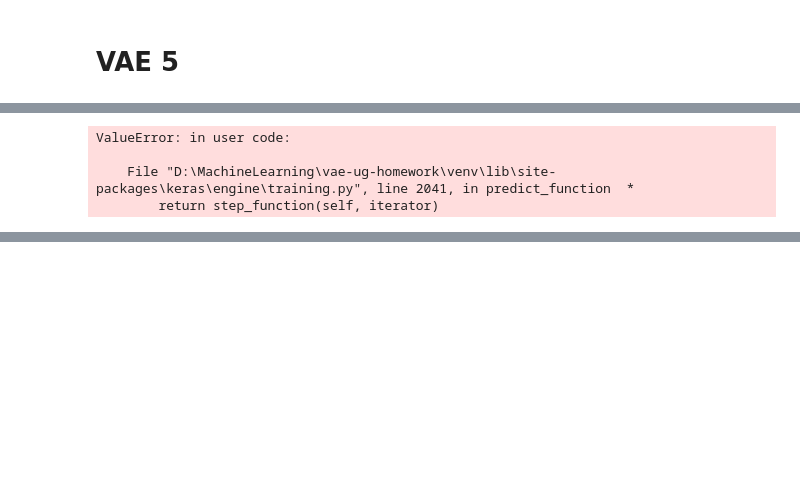
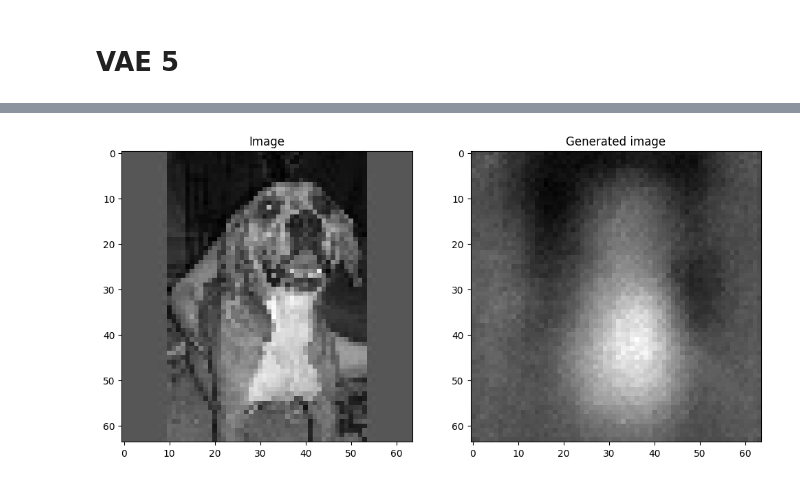
Before and after one commit to grepoz/vae-ug-homework, a Jupyter notebook: vae.ipynb, the cells around one changed output, grey strips where cells are left out. Drawn from its saved outputs; the diff is of its cells as text; code cells hidden in the pictures; blank space fills up the shorter version.

```diff
--- a/vae.ipynb
+++ b/vae.ipynb
@@ -800,9 +787,9 @@ test_size = X_test.shape[0]
 
 batch_size = 128
 
-train_dataset = (tf.data.Dataset.from_tensor_slices(X_train.astype(np.float32)).shuffle(train_size).batch(batch_size))
-val_dataset = (tf.data.Dataset.from_tensor_slices(X_val.astype(np.float32)).shuffle(val_size).batch(batch_size))
-test_dataset = (tf.data.Dataset.from_tensor_slices(X_test.astype(np.float32)).shuffle(test_size).batch(batch_size))
+train_dataset = (tf.data.Dataset.from_tensor_slices(X_train_vae.astype(np.float32)).shuffle(train_size).batch(batch_size))
+val_dataset = (tf.data.Dataset.from_tensor_slices(X_valid_vae.astype(np.float32)).shuffle(val_size).batch(batch_size))
+test_dataset = (tf.data.Dataset.from_tensor_slices(X_test_vae.astype(np.float32)).shuffle(test_size).batch(batch_size))
 # %%
 annealing_cycle_length = epochs // annealing_cycles
 
@@ -841,9 +820,0 @@ epoch 300
-# %%
-encoded = model.encoder(X_test[12].reshape((1, 64, 64, 1)))[:1024]
-decoded = model.decoder.predict(encoded)
-plt.imshow(decoded.reshape((64, 64, 1)), cmap='gray')
-# %% [output]
-ValueError: in user code:
-
-    File "D:\MachineLearning\vae-ug-homework\venv\lib\site-packages\keras\engine\training.py", line 2041, in predict_function  *
-        return step_function(self, iterator)
@@ -849,0 +840,8 @@ ValueError: in user code:
+# %%
+sample_size = 1
+
+sample = np.random.randint(0, X_test.shape[0], sample_size)
+for i in range(sample_size):
+    decoded = generate_image(X_test[sample[i]])[0]
+    compare_images(X_test[sample[i]], decoded)
+# %% [output]
@@ -850 +849,2 @@ ValueError: in user code:
+[figure, added]
 # %%
```
Also changed, not shown: parts of 12 cells of this notebook.
